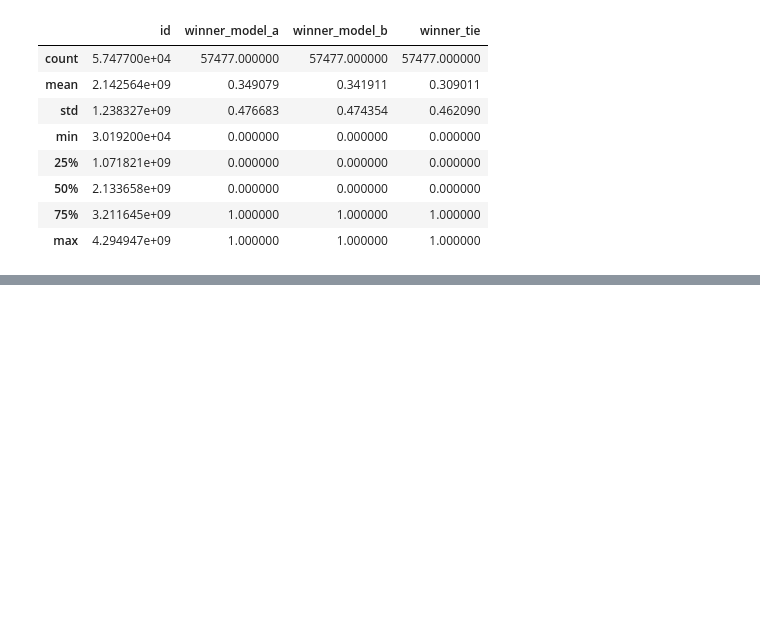
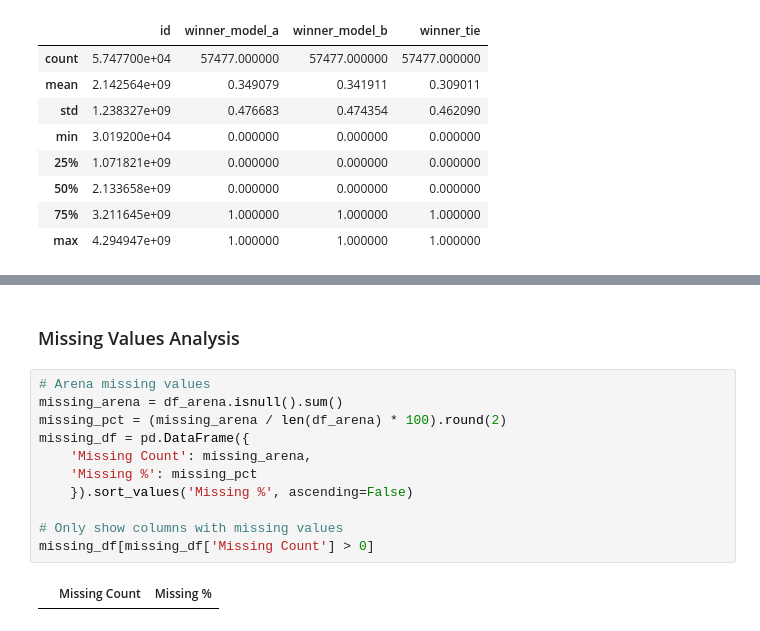
Before and after one commit to AsaHuang-DS/LLM-Preference-Analysis, a Jupyter notebook: notebooks/01_data_exploration.ipynb, the cells around one changed output, grey strips where cells are left out. Saved outputs shown, nothing was run; the diff lists cells and outputs as text; blank space fills up the shorter version.

Commit message:
Updated data exploration notebook with new insights.

```diff
--- a/notebooks/01_data_exploration.ipynb
+++ b/notebooks/01_data_exploration.ipynb
@@ -126,0 +152,15 @@ df_arena.describe(include=['object'])
+# %% [markdown]
+### Missing Values Analysis
+# %%
+# Arena missing values
+missing_arena = df_arena.isnull().sum()
+missing_pct = (missing_arena / len(df_arena) * 100).round(2)
+missing_df = pd.DataFrame({
+    'Missing Count': missing_arena,
+    'Missing %': missing_pct
+    }).sort_values('Missing %', ascending=False)
+
+# Only show columns with missing values
+missing_df[missing_df['Missing Count'] > 0]
+# %% [output]
+|  | Missing Count | Missing % |
```
Also changed, not shown: parts of 5 cells of this notebook.
